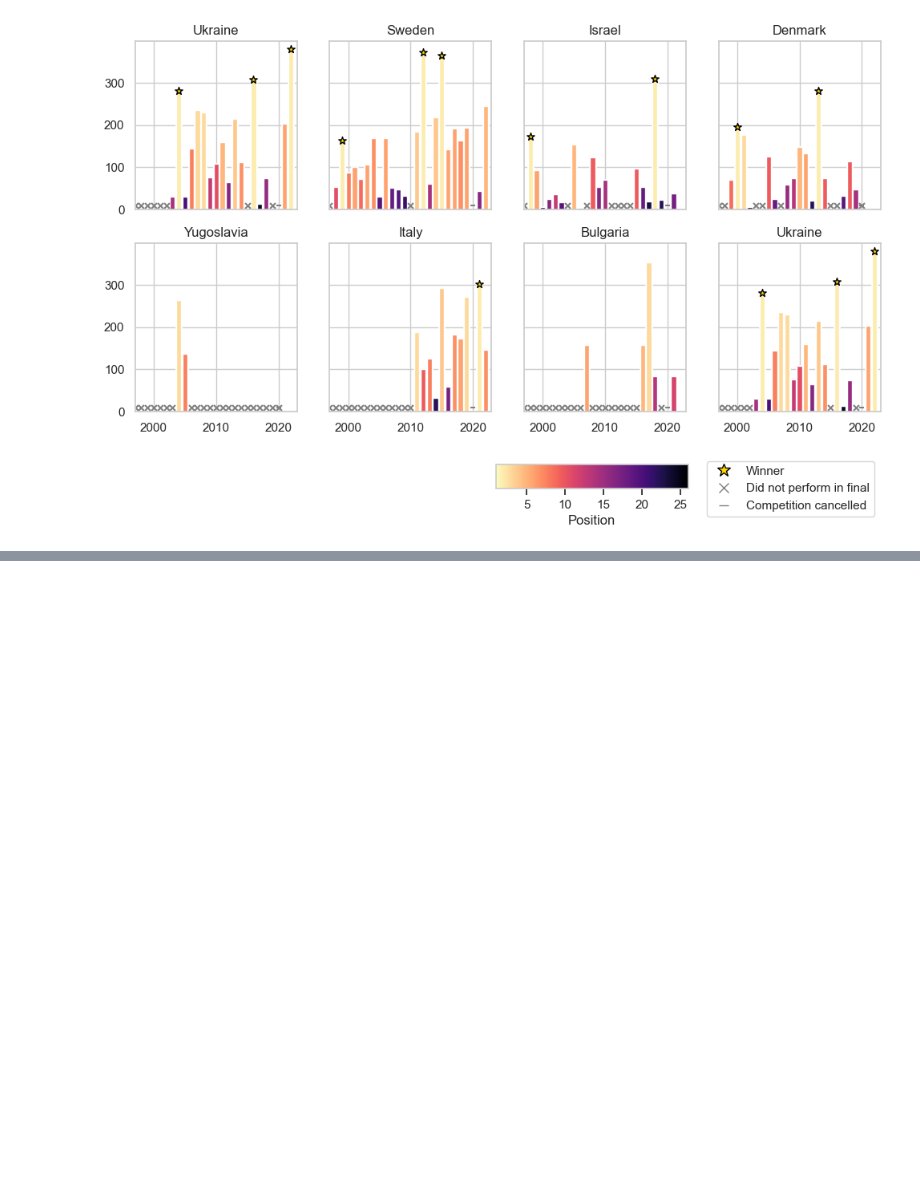
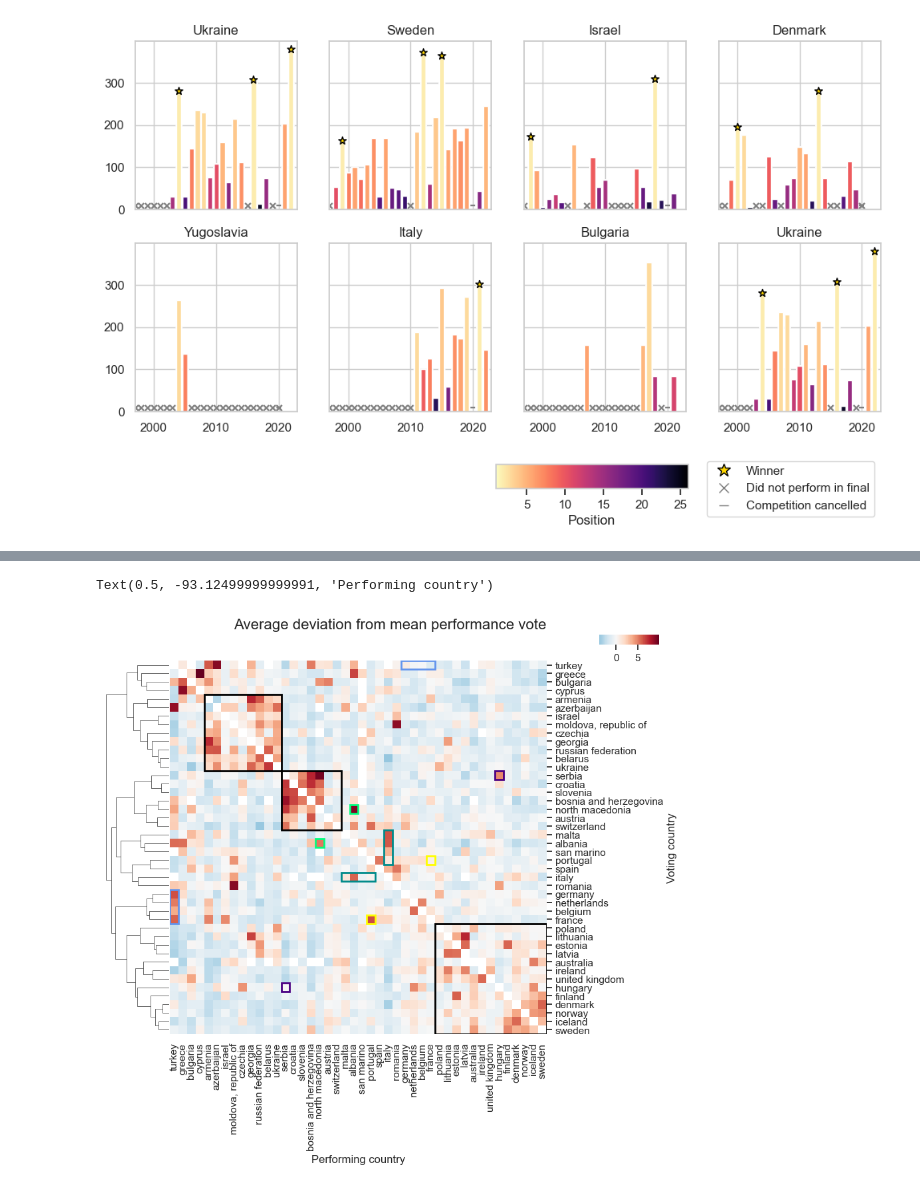
Before and after one commit to KatrionaGoldmann/Eurovision_TDS, a Jupyter notebook: eurovision/notebooks/story.ipynb, the cells around one changed output, grey strips where cells are left out. Drawn from its saved outputs; the diff is of its cells as text; code cells hidden in the pictures; blank space fills up the shorter version.

Commit message:
Plots for voting and migration

```diff
--- a/eurovision/notebooks/story.ipynb
+++ b/eurovision/notebooks/story.ipynb
@@ -161,0 +188,12 @@ fig.colorbar(sm, ax=ax, orientation='horizontal', fraction=0.02, pad=0.1, label=
+# %%
+df_voting_heatmap = df_voting[['from_country', 'avg_difference_votes', 'to_country']]
+df_voting_heatmap = df_voting_heatmap.drop_duplicates()
+
+# if from country = to country, set avg_difference_votes to NaN
+df_voting_heatmap.loc[df_voting_heatmap['from_country'] == df_voting_heatmap['to_country'], 'avg_difference_votes'] = np.nan
+
+df_voting_heatmap = df_voting_heatmap.dropna(subset=['avg_difference_votes'])
+
+df_heatmap = df_voting_heatmap.pivot(index='from_country', columns='to_country', values='avg_difference_votes')
+
+df_heatmap.head()
@@ -161,0 +209,48 @@ fig.colorbar(sm, ax=ax, orientation='horizontal', fraction=0.02, pad=0.1, label=
+# %%
+import scipy.spatial as sp, scipy.cluster.hierarchy as hc
+
+df_heatmap2 = df_heatmap.copy()
+
+# row order to match column order
+df_heatmap2 = df_heatmap2.reindex(df_heatmap2.columns)
+
+row_dism = 1 - df_heatmap2.T.corr()
+row_linkage = hc.linkage(sp.distance.squareform(row_dism), method='complete')
+
+plot = sns.clustermap(df_heatmap2, row_linkage=row_linkage, col_linkage=row_linkage,
+                figsize=(9,8), mask=df_heatmap2.isnull(),
+                dendrogram_ratio= [0.15, 0.01],
+                cbar_pos = (0.85,1,0.1,.019), # x,y, delta x, delta y
+                cbar_kws={"orientation": "horizontal"},
+                cmap='RdBu_r', center=0, xticklabels=1, yticklabels=1)
+
+plot.ax_col_dendrogram.set_visible(False)
+
+from matplotlib.patches import Rectangle
+ax = plot.ax_heatmap
+
+ax.add_patch(Rectangle((4, 4), 9, 9, fill=False, edgecolor='black', lw=2))
+ax.add_patch(Rectangle((df_heatmap2.shape[1]-13, df_heatmap2.shape[1]-13), 13, 13, fill=False, edgecolor='black', lw=2))
+ax.add_patch(Rectangle((13, 13), 7, 7, fill=False, edgecolor='black', lw=2))
+
+ax.add_patch(Rectangle((0, 27), 1, 4, fill=False, edgecolor='cornflowerblue', lw=2)) # turkey-germany, netherlands, belgium, france
+ax.add_patch(Rectangle((27, 0), 4, 1, fill=False, edgecolor='cornflowerblue', lw=2))
+
+ax.add_patch(Rectangle((20, 25), 4, 1, fill=False, edgecolor='darkcyan', lw=2)) # italy-malta, san marino, albania, portugal
+ax.add_patch(Rectangle((25, 20), 1, 4, fill=False, edgecolor='darkcyan', lw=2))
+
+ax.add_patch(Rectangle((13, 38), 1, 1, fill=False, edgecolor='indigo', lw=2)) # serbia-hungary
+ax.add_patch(Rectangle((38, 13), 1, 1, fill=False, edgecolor='indigo', lw=2))
+
+ax.add_patch(Rectangle((21, 17), 1, 1, fill=False, edgecolor='springgreen', lw=2)) # north-macedonia-albania
+ax.add_patch(Rectangle((17, 21), 1, 1, fill=False, edgecolor='springgreen', lw=2))
+
+ax.add_patch(Rectangle((30, 23), 1, 1, fill=False, edgecolor='yellow', lw=2)) # portugal-france
+ax.add_patch(Rectangle((23, 30), 1, 1, fill=False, edgecolor='yellow', lw=2))
+
+plot.fig.suptitle('Average deviation from mean performance vote', fontsize=16, y=1.05)
+plot.ax_heatmap.set_ylabel('Voting country')
+plot.ax_heatmap.set_xlabel('Performing country')
+# %% [output]
+Text(0.5, -93.12499999999991, 'Performing country')
+[figure, added]
```
Also changed, not shown: parts of 14 cells of this notebook.
